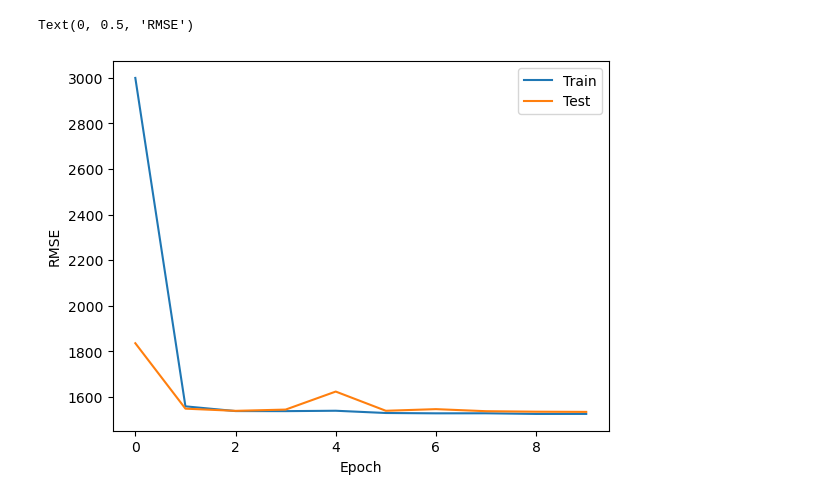
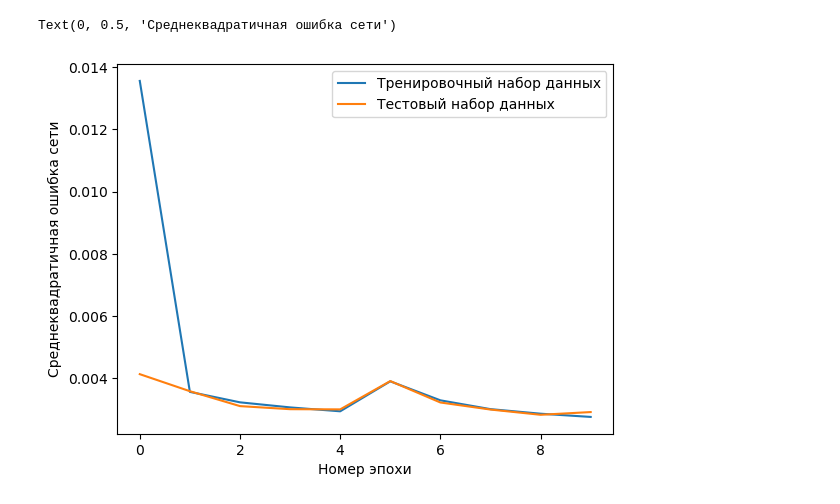
Before and after one commit to DrozdovMK/Hologram, a Jupyter notebook: TrainModel_QR.ipynb, the cells around one changed output. Saved outputs shown, nothing was run; the diff lists cells and outputs as text; code cells hidden in the pictures.

```diff
--- a/TrainModel_QR.ipynb
+++ b/TrainModel_QR.ipynb
@@ -13,7 +13,12 @@ import time
 import os
 import cv2
 # %%
+
 # В этой директории лежат папки holo_seq, qr_seq, fren_seq, model_{data}
-DATAPATH = '../QR_v3/'
-MODEL_NAME = 'model_10_12_2023/' # Путь, куда сохраняются эпохи модели
+DATAPATH = 'D:/QR_holograms/QR_v7/'
+MODEL_NAME = 'model_23_01_2024/' # Путь, куда сохраняются эпохи модели
+
 SAVE_DIR = DATAPATH + MODEL_NAME
+if not os.path.exists(SAVE_DIR):
+    os.makedirs(SAVE_DIR)
+    print('Директория создана')
@@ -45,9 +70,7 @@ def subset_ind(dataset, ratio: float):
 # %%
-custom_dataset = qr_dataset(DATAPATH)
+train_dataset = qr_dataset(DATAPATH, regime = 'train/', transform=normalize)
+val_dataset = qr_dataset(DATAPATH, regime = 'val/', transform=normilize)
 
-val_inds = subset_ind(custom_dataset, 0.2)
-train_dataset = Subset(custom_dataset, [i for i in range(len(custom_dataset)) if i not in val_inds])
-val_dataset = Subset(custom_dataset, val_inds)
 batch_size = 16
 train_loader = DataLoader(train_dataset, batch_size=batch_size, shuffle=True)
 val_loader = DataLoader(val_dataset, batch_size=batch_size, shuffle=True)
@@ -85,8 +92,9 @@ UNet(
 # %%
-# model = torch.hub.load('mateuszbuda/brain-segmentation-pytorch', 'unet',
-#     in_channels=1, out_channels=1, init_features=64)
-# model.to(device)
-# optimizer = optim.Adam(model.parameters(), lr=0.001,)
+model1 = torch.hub.load('mateuszbuda/brain-segmentation-pytorch', 'unet',
+    in_channels=1, out_channels=1, init_features=64)
+model1.to(device)
+optimizer = optim.Adam(model1.parameters(), lr=0.001,)
+model1
 # %%
 def train_model(model, train_loader, val_loader, opt, loss_func, n_epochs):
     epoch_train_loss = []
@@ -97,11 +105,11 @@ def train_model(model, train_loader, val_loader, opt, loss_func, n_epochs):
         batch_val_loss = []
         model.train(True) # Enable Dropout/BatchNorm training behavior
         i=0
-        for y_batch, x_batch, _ in train_loader:
+        for y_batch, x_batch, fren_batch in train_loader:
             opt.zero_grad()
-            x_batch = x_batch.to(device).to(torch.float)
+            fren_batch = fren_batch.to(device).to(torch.float)
             y_batch = y_batch.to(device).to(torch.float)
-            predictions = model(x_batch)
+            predictions = model(fren_batch)
             loss = loss_func()(predictions, y_batch)
             loss.backward()
             batch_train_loss.append(loss.item())
@@ -112,10 +120,10 @@ def train_model(model, train_loader, val_loader, opt, loss_func, n_epochs):
         model.train(False)
         i = 0
         with torch.no_grad():
-            for y_batch, x_batch, _ in val_loader:
-                x_batch = x_batch.to(device).to(torch.float)
+            for y_batch, x_batch, fren_batch in val_loader:
+                fren_batch = fren_batch.to(device).to(torch.float)
                 y_batch = y_batch.to(device).to(torch.float)
-                predictions = model(x_batch)
+                predictions = model(fren_batch)
                 loss = loss_func()(predictions, y_batch)
                 batch_val_loss.append(loss)
                 i+=1
@@ -154,12 +182,12 @@ Epoch 10 of 10 took 283.198 s
 # %%
-plt.plot(unet_train_loss, label = 'Train')
-plt.plot(unet_val_loss, label = 'Test')
+plt.plot(unet_train_loss, label = 'Тренировочный набор данных')
+plt.plot(unet_val_loss, label = 'Тестовый набор данных')
 plt.legend()
-plt.xlabel('Epoch')
-plt.ylabel('RMSE')
+plt.xlabel('Номер эпохи')
+plt.ylabel('Среднеквадратичная ошибка сети')
 # %% [output]
-Text(0, 0.5, 'RMSE')
+Text(0, 0.5, 'Среднеквадратичная ошибка сети')
-[figure, old version]
+[figure, new version]
 # %%
 path = os.path.join(SAVE_DIR, f'{my_unet.__class__.__name__}_epoch{1}.pth')
 torch.save(my_unet.cpu().state_dict(), path)
```
Also changed, not shown: parts of 14 cells of this notebook, 3 other files.
